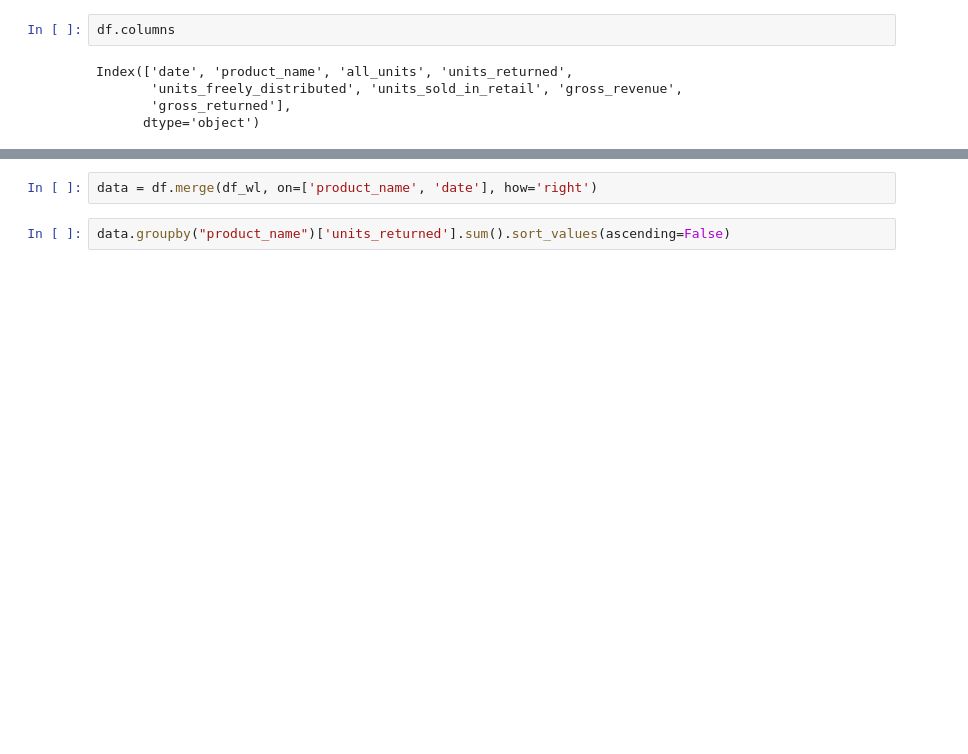
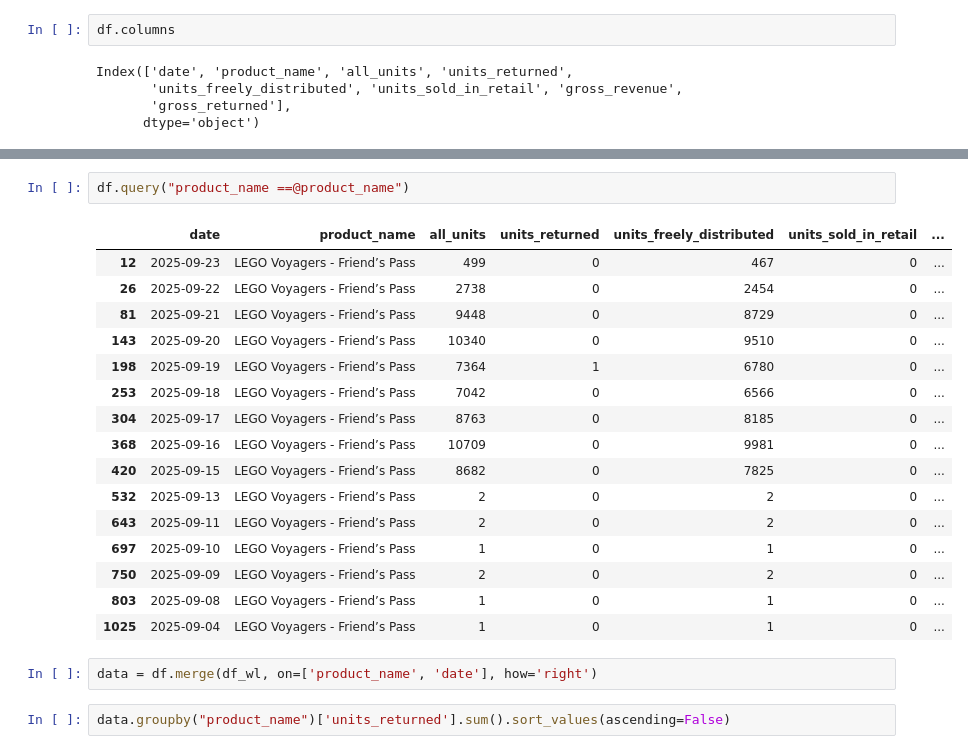
Before and after one commit to dougsack/IndieBI-Sales-EDA, a Jupyter notebook: MainFile_IBI_API.ipynb, the cells around one changed output, grey strips where cells are left out. Drawn from its saved outputs; the diff is of its cells as text; blank space fills up the shorter version.

```diff
--- a/MainFile_IBI_API.ipynb
+++ b/MainFile_IBI_API.ipynb
@@ -82,3 +104,22 @@ Index(['date', 'product_name', 'all_units', 'units_returned',
+# %%
+df.query("product_name ==@product_name")
+# %% [output]
+|  | date | product_name | all_units | units_returned | units_freely_distributed | units_sold_in_retail | ... |
+| 12 | 2025-09-23 | LEGO Voyagers - Friend’s Pass | 499 | 0 | 467 | 0 | ... |
+| 26 | 2025-09-22 | LEGO Voyagers - Friend’s Pass | 2738 | 0 | 2454 | 0 | ... |
+| 81 | 2025-09-21 | LEGO Voyagers - Friend’s Pass | 9448 | 0 | 8729 | 0 | ... |
+| 143 | 2025-09-20 | LEGO Voyagers - Friend’s Pass | 10340 | 0 | 9510 | 0 | ... |
+| 198 | 2025-09-19 | LEGO Voyagers - Friend’s Pass | 7364 | 1 | 6780 | 0 | ... |
+| 253 | 2025-09-18 | LEGO Voyagers - Friend’s Pass | 7042 | 0 | 6566 | 0 | ... |
+| 304 | 2025-09-17 | LEGO Voyagers - Friend’s Pass | 8763 | 0 | 8185 | 0 | ... |
+| 368 | 2025-09-16 | LEGO Voyagers - Friend’s Pass | 10709 | 0 | 9981 | 0 | ... |
+| 420 | 2025-09-15 | LEGO Voyagers - Friend’s Pass | 8682 | 0 | 7825 | 0 | ... |
+| 532 | 2025-09-13 | LEGO Voyagers - Friend’s Pass | 2 | 0 | 2 | 0 | ... |
+| 643 | 2025-09-11 | LEGO Voyagers - Friend’s Pass | 2 | 0 | 2 | 0 | ... |
+| 697 | 2025-09-10 | LEGO Voyagers - Friend’s Pass | 1 | 0 | 1 | 0 | ... |
+| 750 | 2025-09-09 | LEGO Voyagers - Friend’s Pass | 2 | 0 | 2 | 0 | ... |
+| 803 | 2025-09-08 | LEGO Voyagers - Friend’s Pass | 1 | 0 | 1 | 0 | ... |
+| 1025 | 2025-09-04 | LEGO Voyagers - Friend’s Pass | 1 | 0 | 1 | 0 | ... |
 # %%
 data = df.merge(df_wl, on=['product_name', 'date'], how='right')
 # %%
```
Also changed, not shown: parts of 24 cells of this notebook, 3 other files.
